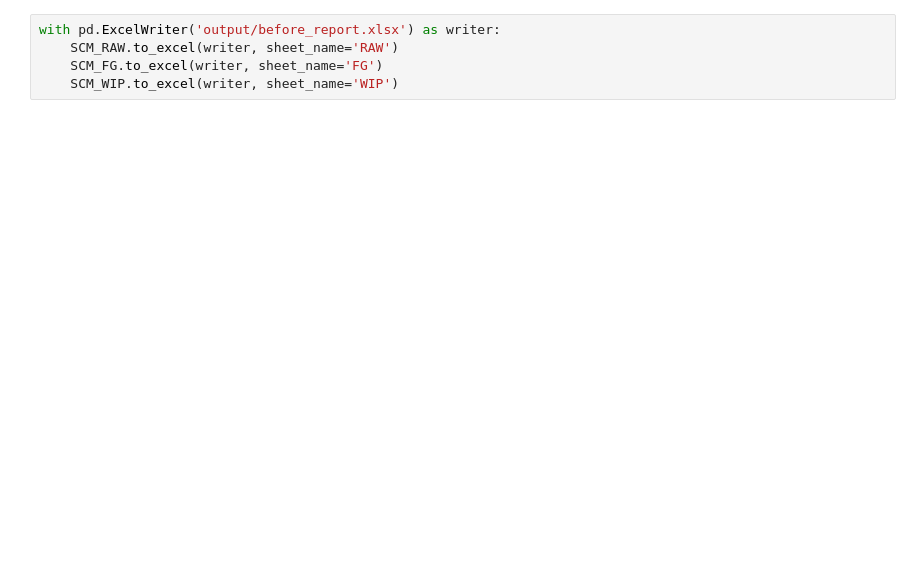
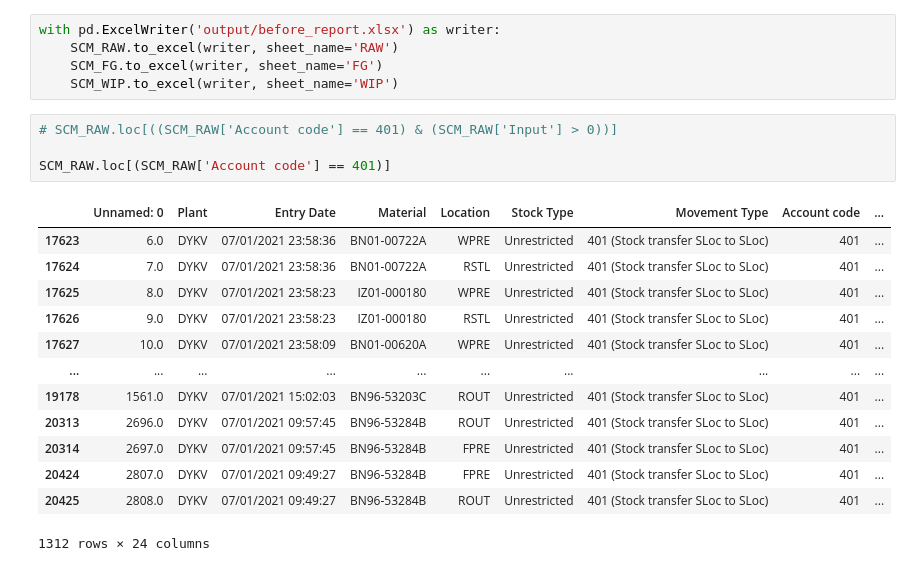
Before and after one commit to randomside/Excel-to-SQL-snippets, a Jupyter notebook: snippets.ipynb, the cells around one changed output. Saved outputs shown, nothing was run; the diff lists cells and outputs as text; blank space fills up the shorter version.

```diff
--- a/snippets.ipynb
+++ b/snippets.ipynb
@@ -265,3 +475,21 @@ with pd.ExcelWriter('output/before_report.xlsx') as writer:
     SCM_RAW.to_excel(writer, sheet_name='RAW')
     SCM_FG.to_excel(writer, sheet_name='FG')
     SCM_WIP.to_excel(writer, sheet_name='WIP')
+# %%
+# SCM_RAW.loc[((SCM_RAW['Account code'] == 401) & (SCM_RAW['Input'] > 0))]
+
+SCM_RAW.loc[(SCM_RAW['Account code'] == 401)]
+# %% [output]
+|  | Unnamed: 0 | Plant | Entry Date | Material | Location | Stock Type | Movement Type | Account code | ... |
+| 17623 | 6.0 | DYKV | 07/01/2021 23:58:36 | BN01-00722A | WPRE | Unrestricted | 401 (Stock transfer SLoc to SLoc) | 401 | ... |
+| 17624 | 7.0 | DYKV | 07/01/2021 23:58:36 | BN01-00722A | RSTL | Unrestricted | 401 (Stock transfer SLoc to SLoc) | 401 | ... |
+| 17625 | 8.0 | DYKV | 07/01/2021 23:58:23 | IZ01-000180 | WPRE | Unrestricted | 401 (Stock transfer SLoc to SLoc) | 401 | ... |
+| 17626 | 9.0 | DYKV | 07/01/2021 23:58:23 | IZ01-000180 | RSTL | Unrestricted | 401 (Stock transfer SLoc to SLoc) | 401 | ... |
+| 17627 | 10.0 | DYKV | 07/01/2021 23:58:09 | BN01-00620A | WPRE | Unrestricted | 401 (Stock transfer SLoc to SLoc) | 401 | ... |
+| ... | ... | ... | ... | ... | ... | ... | ... | ... | ... |
+| 19178 | 1561.0 | DYKV | 07/01/2021 15:02:03 | BN96-53203C | ROUT | Unrestricted | 401 (Stock transfer SLoc to SLoc) | 401 | ... |
+| 20313 | 2696.0 | DYKV | 07/01/2021 09:57:45 | BN96-53284B | ROUT | Unrestricted | 401 (Stock transfer SLoc to SLoc) | 401 | ... |
+| 20314 | 2697.0 | DYKV | 07/01/2021 09:57:45 | BN96-53284B | FPRE | Unrestricted | 401 (Stock transfer SLoc to SLoc) | 401 | ... |
+| 20424 | 2807.0 | DYKV | 07/01/2021 09:49:27 | BN96-53284B | FPRE | Unrestricted | 401 (Stock transfer SLoc to SLoc) | 401 | ... |
+| 20425 | 2808.0 | DYKV | 07/01/2021 09:49:27 | BN96-53284B | ROUT | Unrestricted | 401 (Stock transfer SLoc to SLoc) | 401 | ... |
+1312 rows × 24 columns
```
Also changed, not shown: parts of 17 cells of this notebook.
